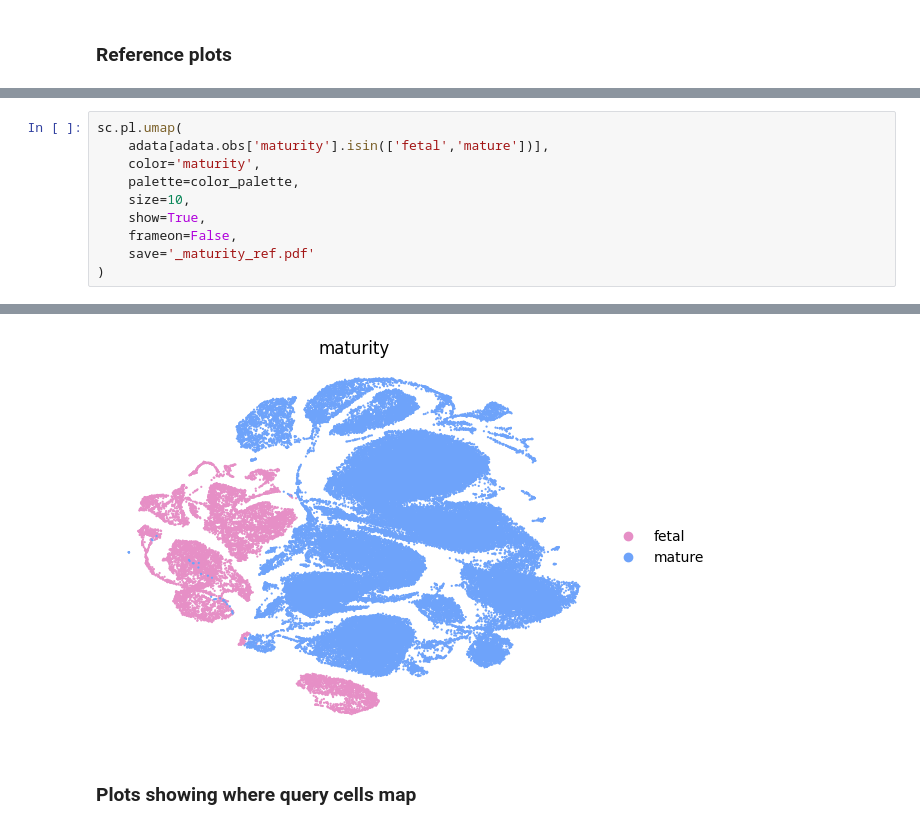
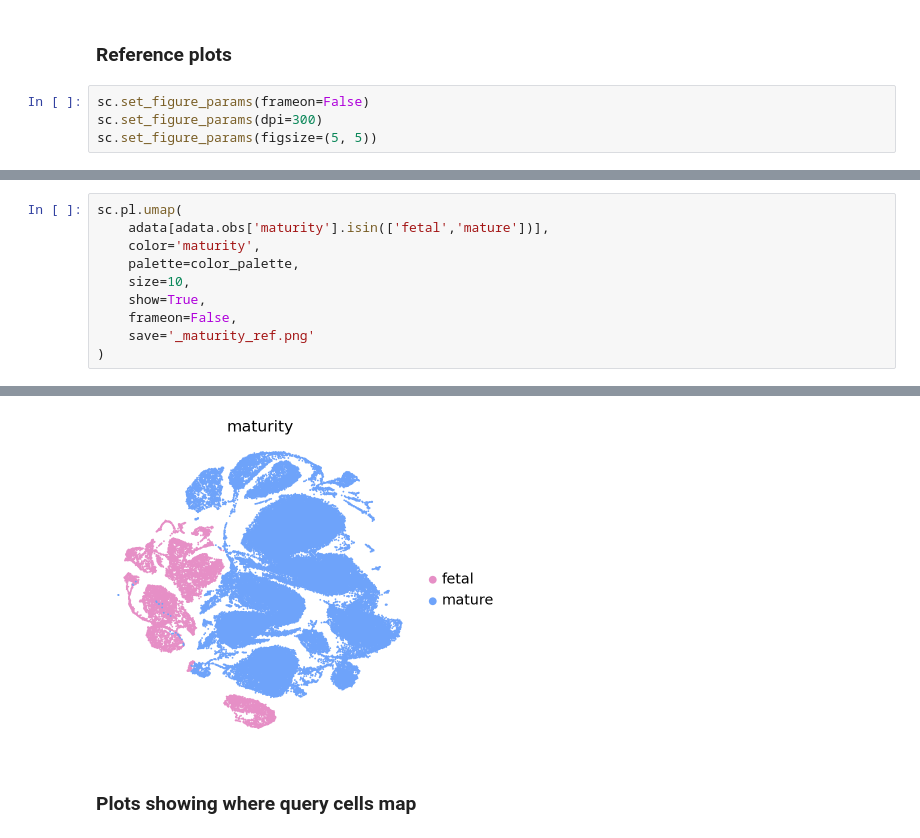
Before and after one commit to devsystemslab/HEOCA, a Jupyter notebook: notebooks/post-hoc_analysis.ipynb, the cells around one changed output, grey strips where cells are left out. Cells and saved outputs as stored; diff of their text form.

```diff
--- a/notebooks/post-hoc_analysis.ipynb
+++ b/notebooks/post-hoc_analysis.ipynb
@@ -406,6 +383,10 @@ plt.savefig(os.path.join(save_dir, 'proportion_by_protocol_plt.pdf'), format='pd
 ## Plots
 # %% [markdown]
 ### Reference plots
+# %%
+sc.set_figure_params(frameon=False)
+sc.set_figure_params(dpi=300)
+sc.set_figure_params(figsize=(5, 5))
 # %%
 sc.pl.umap(
     adata[adata.obs['query'] == 0],
@@ -443,6 +424,6 @@ sc.pl.umap(
     size=10,
     show=True,
     frameon=False,
-    save='_maturity_ref.pdf'
+    save='_maturity_ref.png'
 )
 # %% [output]
@@ -450,4 +431,4 @@ WARNING: saving figure to file figures/umap_maturity_ref.pdf
-[figure, old version]
+[figure, new version]
 # %% [markdown]
 ### Plots showing where query cells map
 # %%
```
Also changed, not shown: parts of 24 cells of this notebook.
